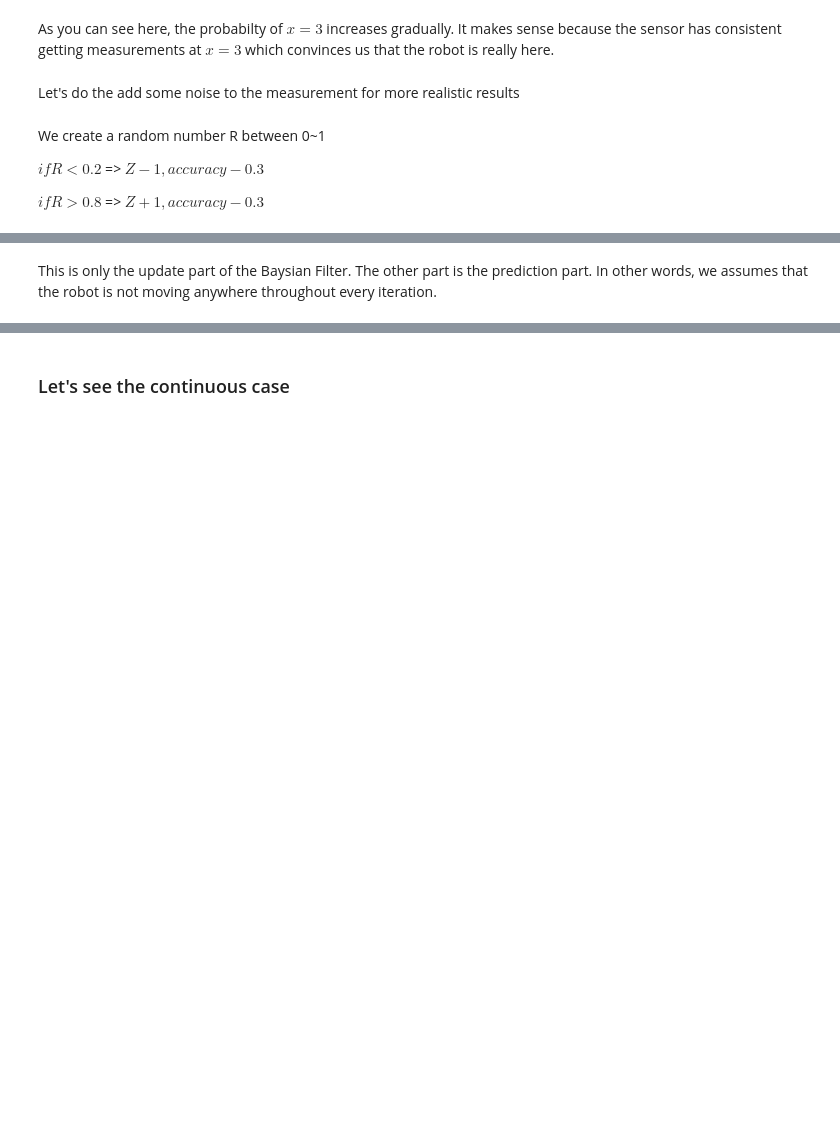
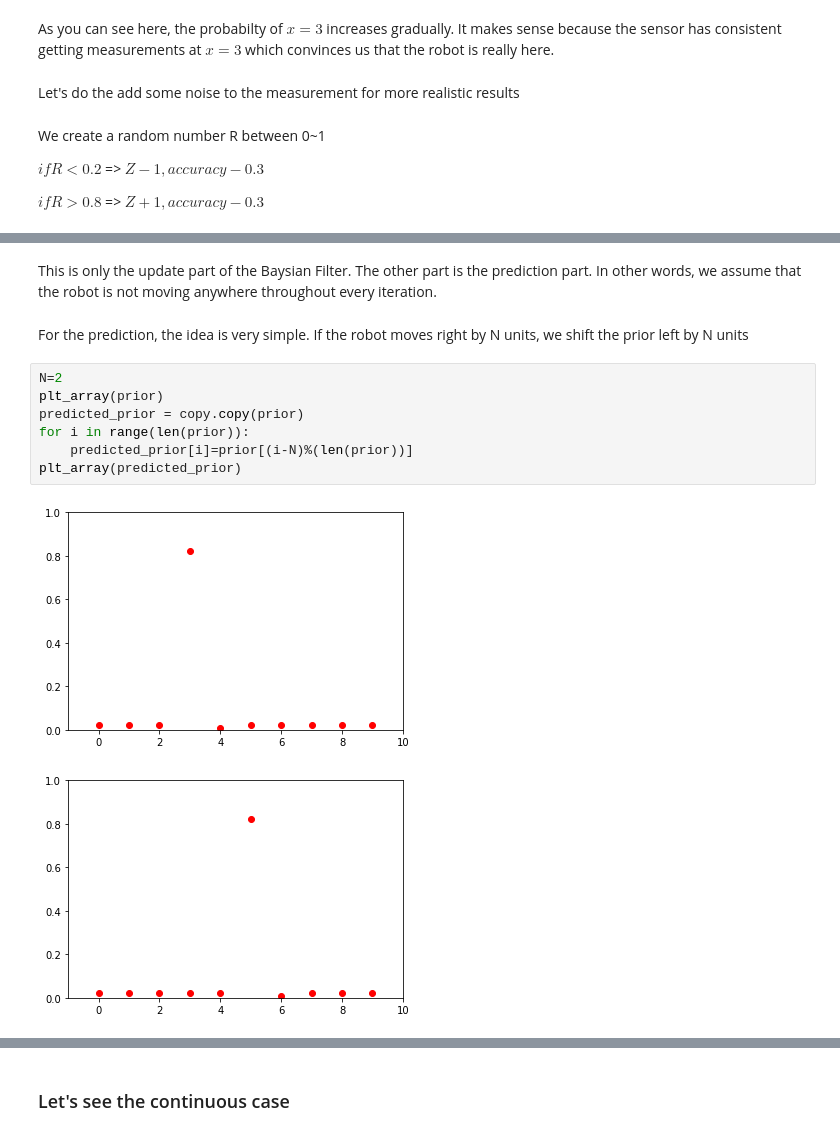
Before and after one commit to RobotX-NCTU/jupyter_notebook, a Jupyter notebook: Bayesian_Filter.ipynb, the cells around one changed output, grey strips where cells are left out. Saved outputs shown, nothing was run; the diff lists cells and outputs as text; blank space fills up the shorter version.

Commit message:
add prediction

```diff
--- a/Bayesian_Filter.ipynb
+++ b/Bayesian_Filter.ipynb
@@ -172,4 +173,16 @@ for i in range(5):
 [figure]
 [figure]
 # %% [markdown]
-This is only the update part of the Baysian Filter. The other part is the prediction part. In other words, we assumes that the robot is not moving anywhere throughout every iteration.
+This is only the update part of the Baysian Filter. The other part is the prediction part. In other words, we assume that the robot is not moving anywhere throughout every iteration.
+# %% [markdown]
+For the prediction, the idea is very simple. If the robot moves right by N units, we shift the prior left by N units
+# %%
+N=2
+plt_array(prior)
+predicted_prior = copy.copy(prior)
+for i in range(len(prior)):
+    predicted_prior[i]=prior[(i-N)%(len(prior))]
+plt_array(predicted_prior)
+# %% [output]
+[figure, added]
+[figure, added]
```
Also changed, not shown: parts of 29 cells of this notebook.
